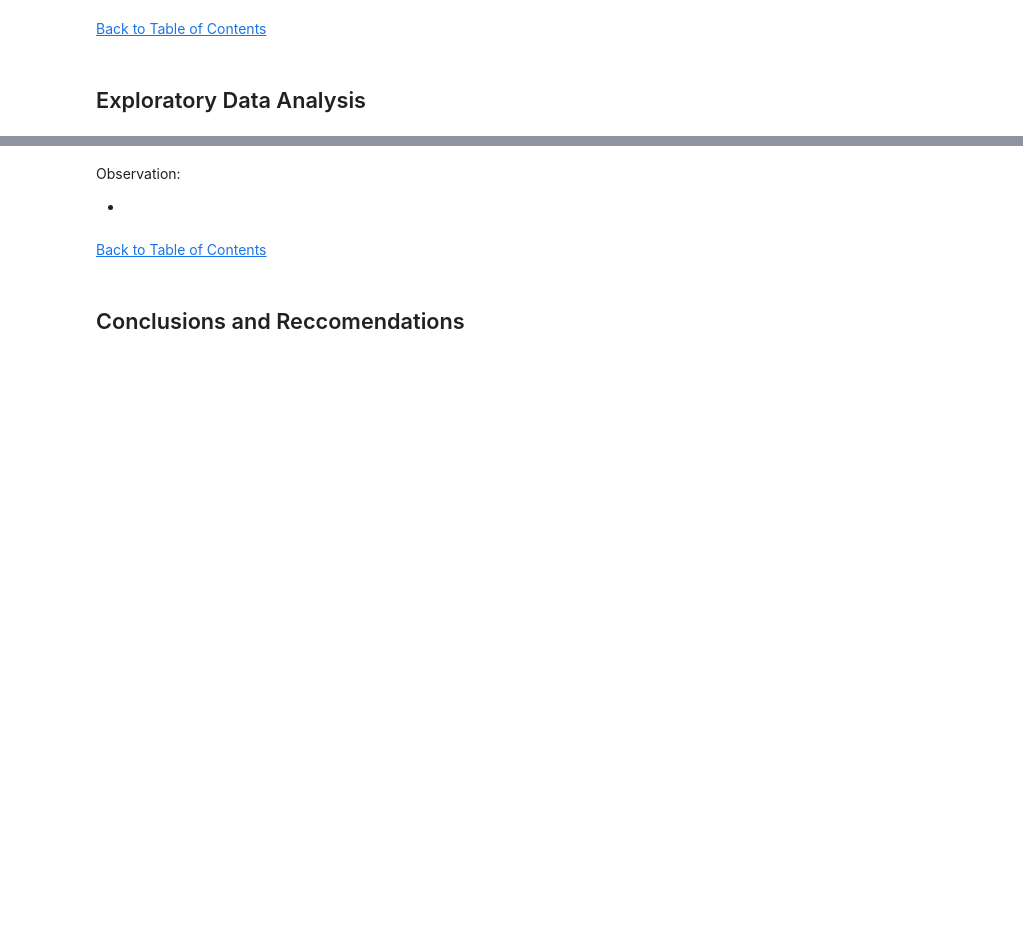
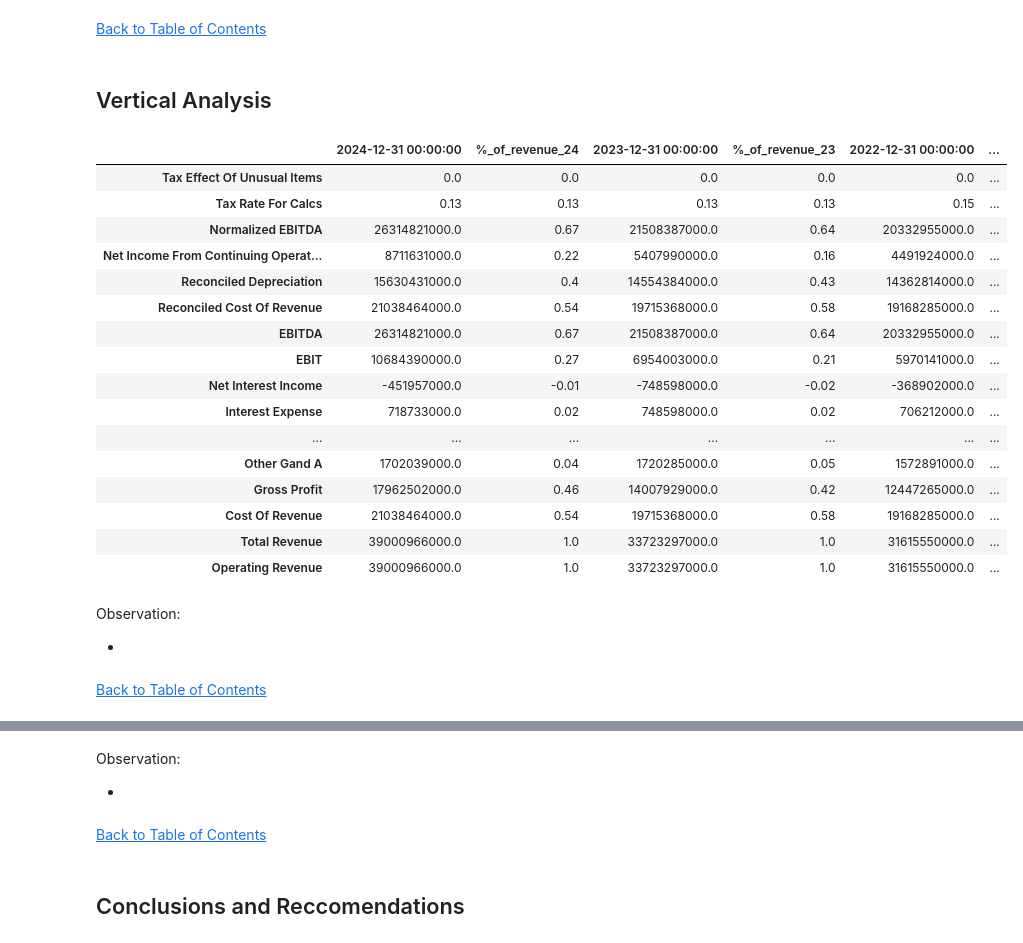
Before and after one commit to jasondo-da/NFLX_Financial_Analysis, a Jupyter notebook: nflx_financial_analysis.ipynb, the cells around one changed output, grey strips where cells are left out. Saved outputs shown, nothing was run; the diff lists cells and outputs as text; code cells hidden in the pictures; blank space fills up the shorter version.

```diff
--- a/nflx_financial_analysis.ipynb
+++ b/nflx_financial_analysis.ipynb
@@ -179,0 +379,12 @@ is_24
+# %%
+# Splitting the annual percentage of revenue columns and combining them into one dataframe to later graph to see how each line item has changed year over year
+is_24_por = is_24.iloc[:, 1:2]
+is_23_por = is_23.iloc[:, 1:2]
+is_22_por = is_22.iloc[:, 1:2]
+is_21_por = is_21.iloc[:, 1:2]
+
+# Combining the separate dataframes into one
+is_df = pd.concat([is_24, is_23, is_22, is_21], axis=1)
+
+percentage_of_rev_is = pd.concat([is_24_por, is_23_por, is_22_por, is_21_por], axis=1)
+percentage_of_rev_is
@@ -180,4 +409,30 @@ is_24
 # %% [markdown]
 [Back to Table of Contents](#back)
 # %% [markdown]
-## Exploratory Data Analysis
+## Vertical Analysis
+# %%
+display(is_df)
+# %% [output]
+|  | 2024-12-31 00:00:00 | %_of_revenue_24 | 2023-12-31 00:00:00 | %_of_revenue_23 | 2022-12-31 00:00:00 | ... |
+| Tax Effect Of Unusual Items | 0.0 | 0.0 | 0.0 | 0.0 | 0.0 | ... |
+| Tax Rate For Calcs | 0.13 | 0.13 | 0.13 | 0.13 | 0.15 | ... |
+| Normalized EBITDA | 26314821000.0 | 0.67 | 21508387000.0 | 0.64 | 20332955000.0 | ... |
+| Net Income From Continuing Operat... | 8711631000.0 | 0.22 | 5407990000.0 | 0.16 | 4491924000.0 | ... |
+| Reconciled Depreciation | 15630431000.0 | 0.4 | 14554384000.0 | 0.43 | 14362814000.0 | ... |
+| Reconciled Cost Of Revenue | 21038464000.0 | 0.54 | 19715368000.0 | 0.58 | 19168285000.0 | ... |
+| EBITDA | 26314821000.0 | 0.67 | 21508387000.0 | 0.64 | 20332955000.0 | ... |
+| EBIT | 10684390000.0 | 0.27 | 6954003000.0 | 0.21 | 5970141000.0 | ... |
+| Net Interest Income | -451957000.0 | -0.01 | -748598000.0 | -0.02 | -368902000.0 | ... |
+| Interest Expense | 718733000.0 | 0.02 | 748598000.0 | 0.02 | 706212000.0 | ... |
+| ... | ... | ... | ... | ... | ... | ... |
+| Other Gand A | 1702039000.0 | 0.04 | 1720285000.0 | 0.05 | 1572891000.0 | ... |
+| Gross Profit | 17962502000.0 | 0.46 | 14007929000.0 | 0.42 | 12447265000.0 | ... |
+| Cost Of Revenue | 21038464000.0 | 0.54 | 19715368000.0 | 0.58 | 19168285000.0 | ... |
+| Total Revenue | 39000966000.0 | 1.0 | 33723297000.0 | 1.0 | 31615550000.0 | ... |
+| Operating Revenue | 39000966000.0 | 1.0 | 33723297000.0 | 1.0 | 31615550000.0 | ... |
+# %% [markdown]
+Observation:
+
+-
+# %% [markdown]
+[Back to Table of Contents](#back)
```
Also changed, not shown: parts of 24 cells of this notebook.
